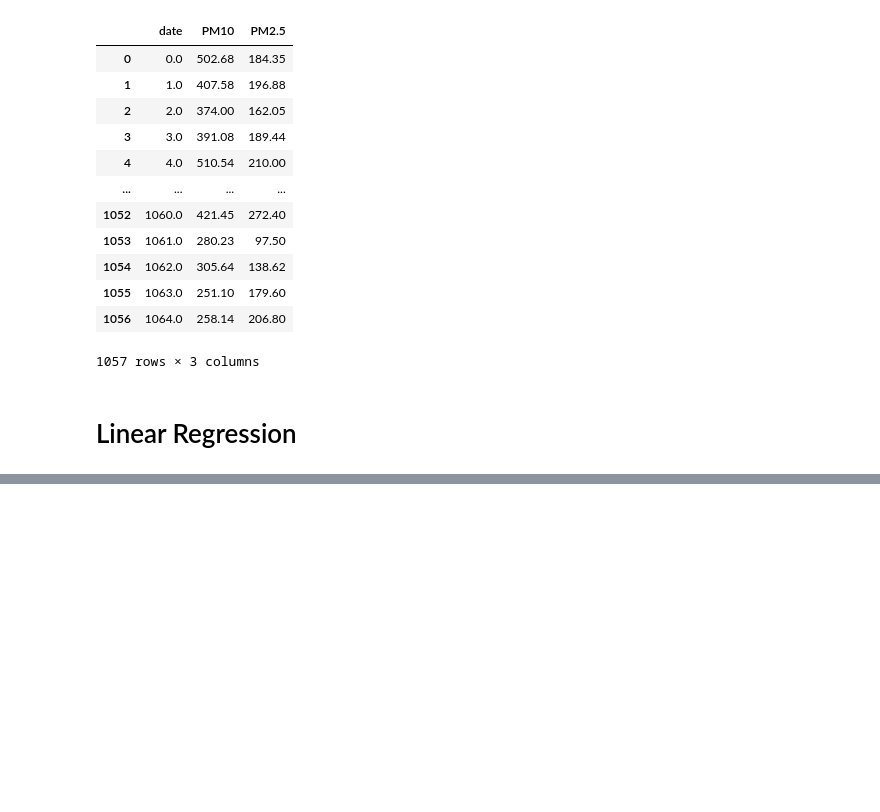
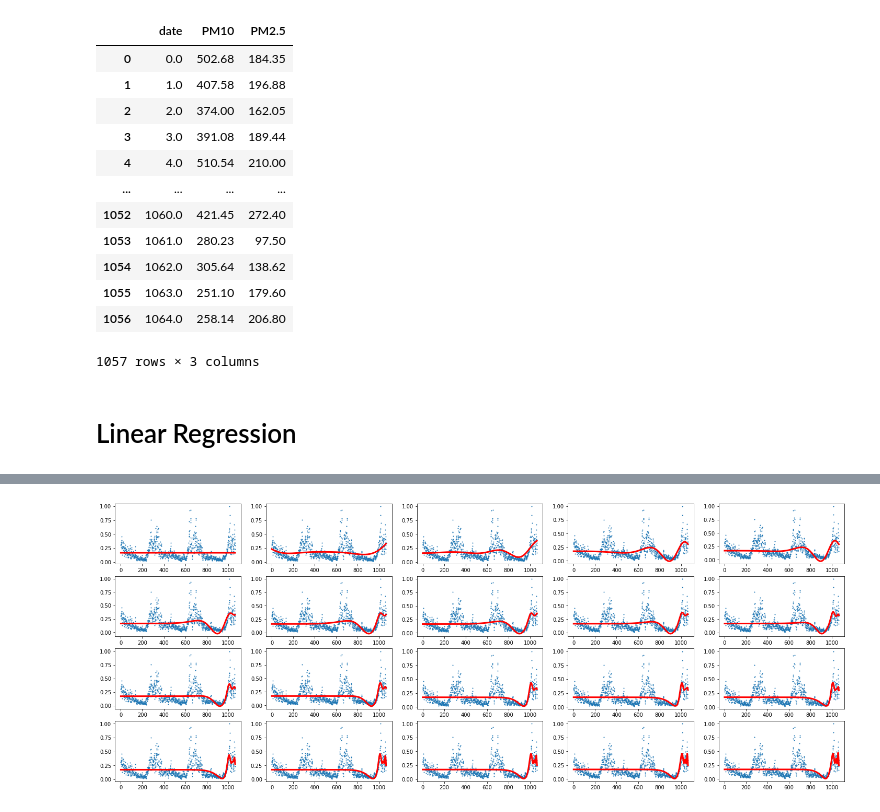
Before and after one commit to harshavardhannarla/esw-project, a Jupyter notebook: src/model/ESW_CPCB.ipynb, the cells around one changed output, grey strips where cells are left out. Saved outputs shown, nothing was run; the diff lists cells and outputs as text; code cells hidden in the pictures; blank space fills up the shorter version.

```diff
--- a/src/model/ESW_CPCB.ipynb
+++ b/src/model/ESW_CPCB.ipynb
@@ -165,0 +151,18 @@ LinearRegression(copy_X=True, fit_intercept=True, n_jobs=None, normalize=False)
+# %%
+y = y.flatten()
+# %%
+count = 0
+plt.pyplot.figure(figsize=(25, 20))
+for i in range(20):
+    features = PolynomialFeatures(degree=i)
+    x_poly = features.fit_transform(x)
+    model = SVR(degree=i)
+    model.fit(x_poly, y)
+    y_poly_pred = model.predict(x_poly)
+
+    count += 1
+    plt.pyplot.subplot(8, 5, count)
+    plt.pyplot.scatter(x_original, y_original, s=1)
+    plt.pyplot.plot(x_original, y_poly_pred, linewidth=3, color='r')
+# %% [output]
+[figure, added]
```
Also changed, not shown: parts of 24 cells of this notebook.
